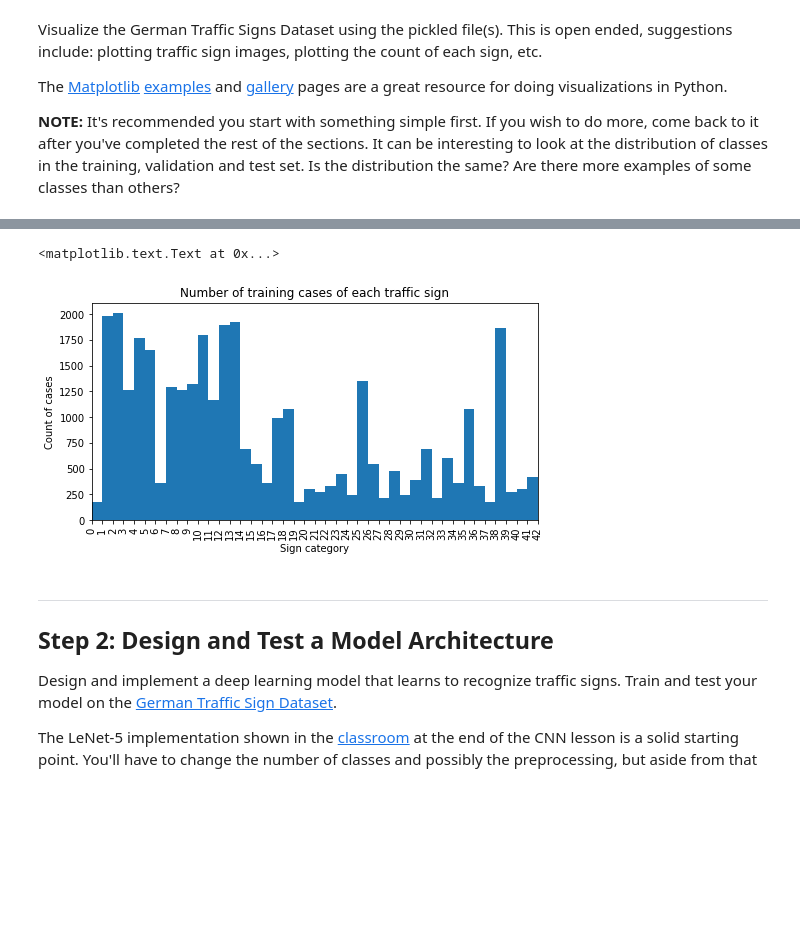
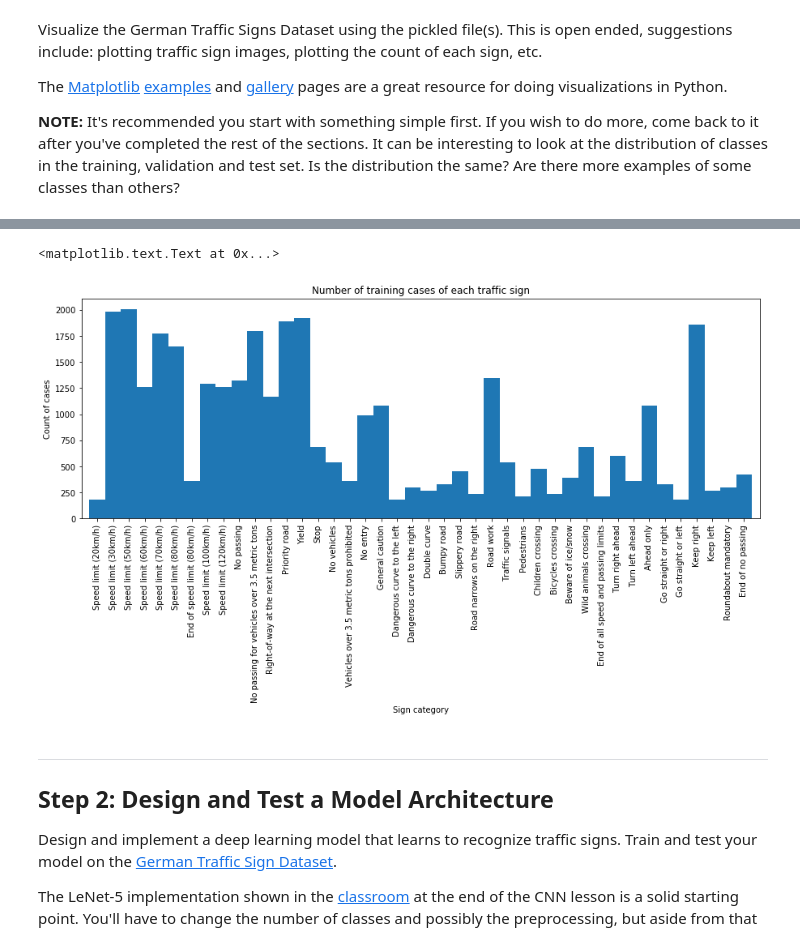
Before and after one commit to shuangxia/self-driving-car-engineer, a Jupyter notebook: P2-submission/Traffic_Sign_Classifier-solution.ipynb, the cells around one changed output, grey strips where cells are left out. Drawn from its saved outputs; the diff is of its cells as text; code cells hidden in the pictures; blank space fills up the shorter version.

```diff
--- a/P2-submission/Traffic_Sign_Classifier-solution.ipynb
+++ b/P2-submission/Traffic_Sign_Classifier-solution.ipynb
@@ -123,14 +124,17 @@ Plotting traffic sign images:
+# %%
+import pandas as pd
+signnames = pd.read_csv('signnames.csv')
 # %%
-plt.figure(figsize=(8, 4))
-n, bins, edges = plt.hist(y_train, bins=range(n_classes))
-plt.xlim(0,42)
-plt.xticks(bins, rotation='vertical')
+plt.figure(figsize=(15, 5))
+n, bins, edges = plt.hist(y_train, bins=range(n_classes), align='left')
+plt.xlim(-1,42)
+plt.xticks(range(42), signnames.SignName.tolist(), rotation='vertical')
 plt.title("Number of training cases of each traffic sign")
 plt.xlabel('Sign category')
 plt.ylabel('Count of cases')
 # %% [output]
 <matplotlib.text.Text at 0x...>
-[figure, old version]
+[figure, new version]
 # %% [markdown]
 ----
 
```
Also changed, not shown: parts of 18 cells of this notebook.
